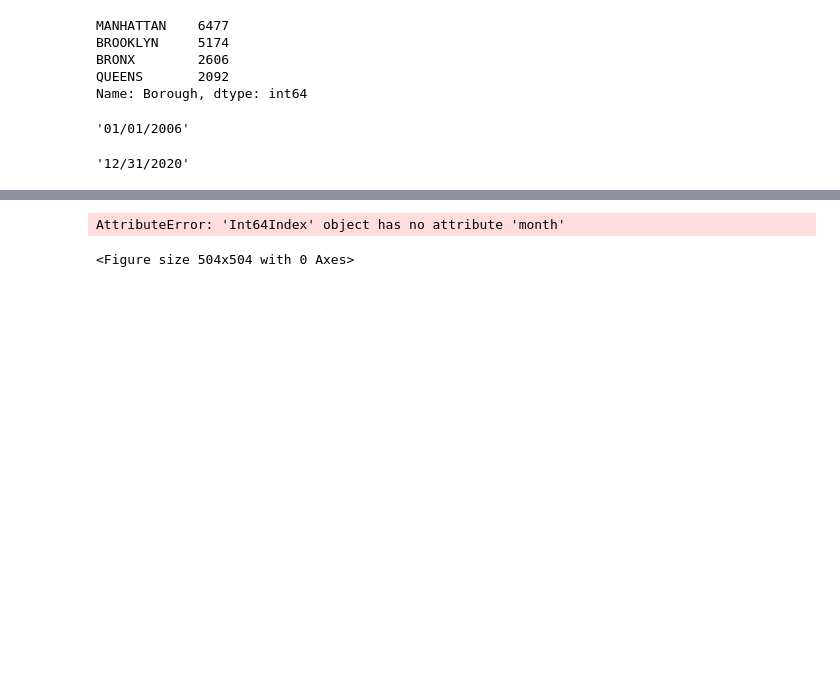
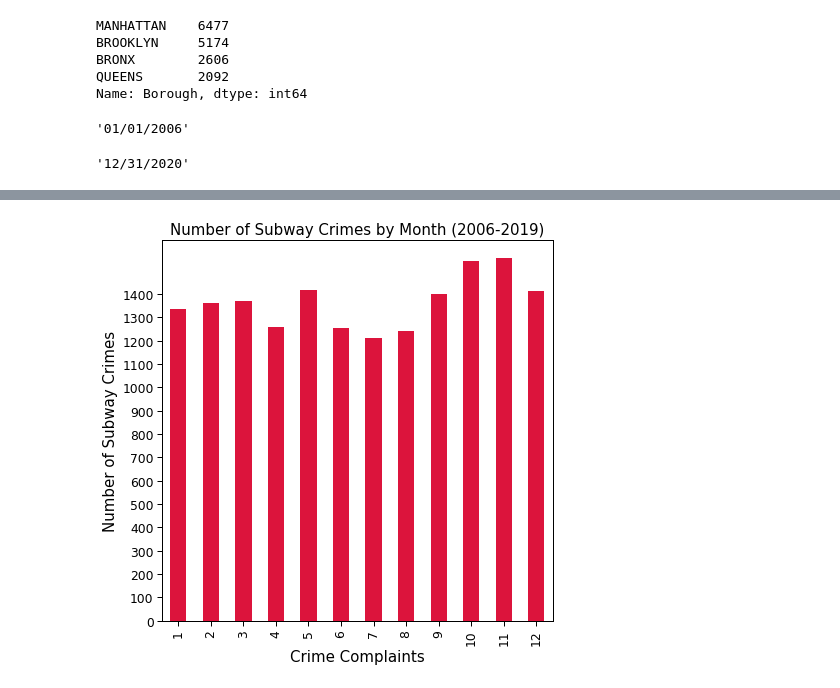
Before and after one commit to daniellejenkins17/Crimes_NYC_Binary_Classification, a Jupyter notebook: CrimesNYC3.ipynb, the cells around one changed output, grey strips where cells are left out. Drawn from its saved outputs; the diff is of its cells as text; code cells hidden in the pictures; blank space fills up the shorter version.

```diff
--- a/CrimesNYC3.ipynb
+++ b/CrimesNYC3.ipynb
@@ -136,16 +120,15 @@ AttributeError: 'Int64Index' object has no attribute 'year'
 # %%
 #crimes by month
 
 crimes_number_by_month = plt.figure(figsize = (7,7))
 crimes_number_by_month = df2.groupby(df2.index.month).count()['Crime'].plot(kind='bar', color = 'crimson')
-plt.title("Number of Crimes by Month (2006-2019)", fontsize = 15)
-plt.ylabel("Number of Crimes", fontsize = 15)
-plt.xlabel("Arrest Months", fontsize = 15)
-plt.yticks(np.arange(0, 500000, 100000))
+plt.title("Number of Subway Crimes by Month (2006-2019)", fontsize = 15)
+plt.ylabel("Number of Subway Crimes", fontsize = 15)
+plt.xlabel("Crime Complaints", fontsize = 15)
+plt.yticks(np.arange(0, 1500, 100))
 plt.show()
 # %% [output]
-AttributeError: 'Int64Index' object has no attribute 'month'
-<Figure size 504x504 with 0 Axes>
+[figure, added]
 # %%
 #crimes in borough line graph by year
 
```
Also changed, not shown: parts of 11 cells of this notebook, 3 other files.
